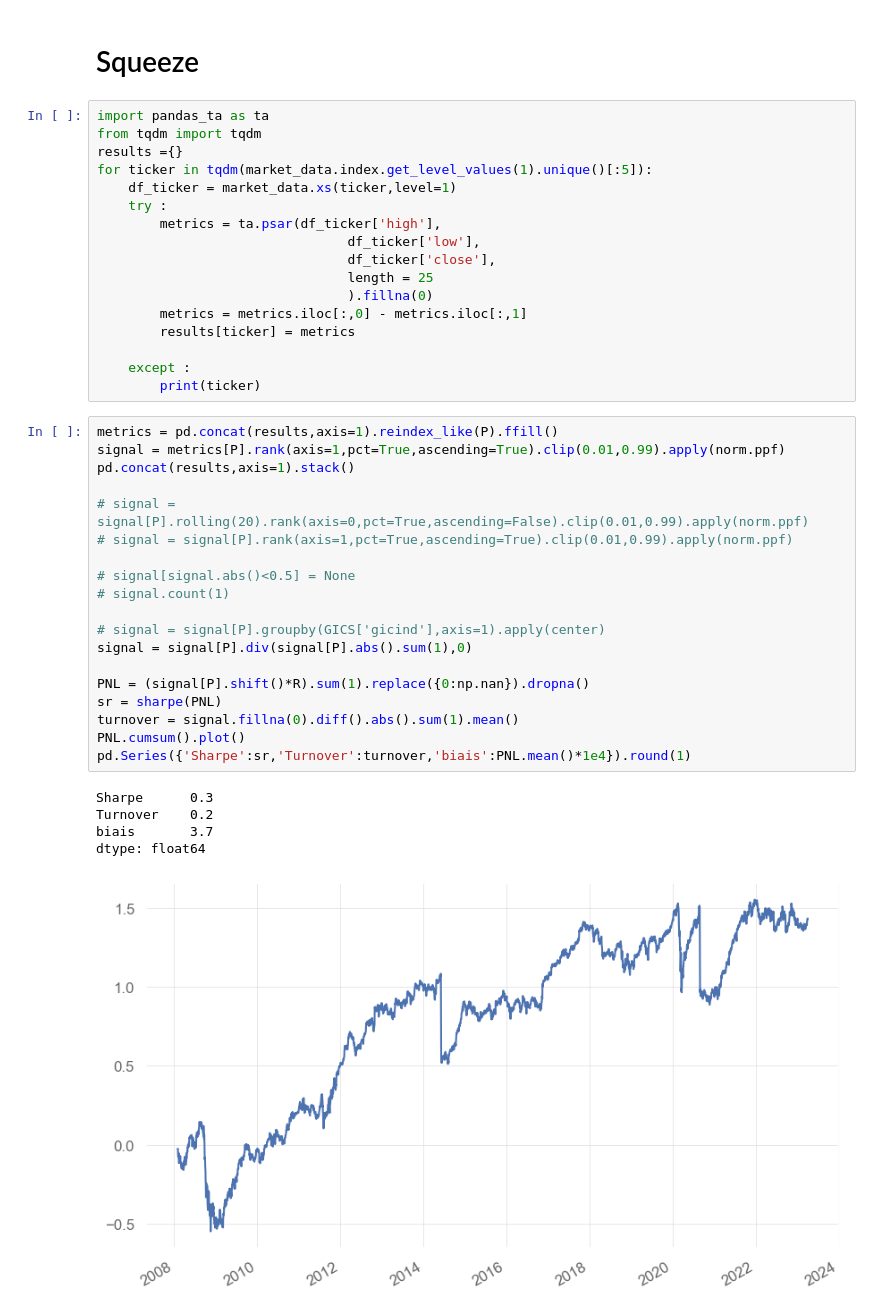
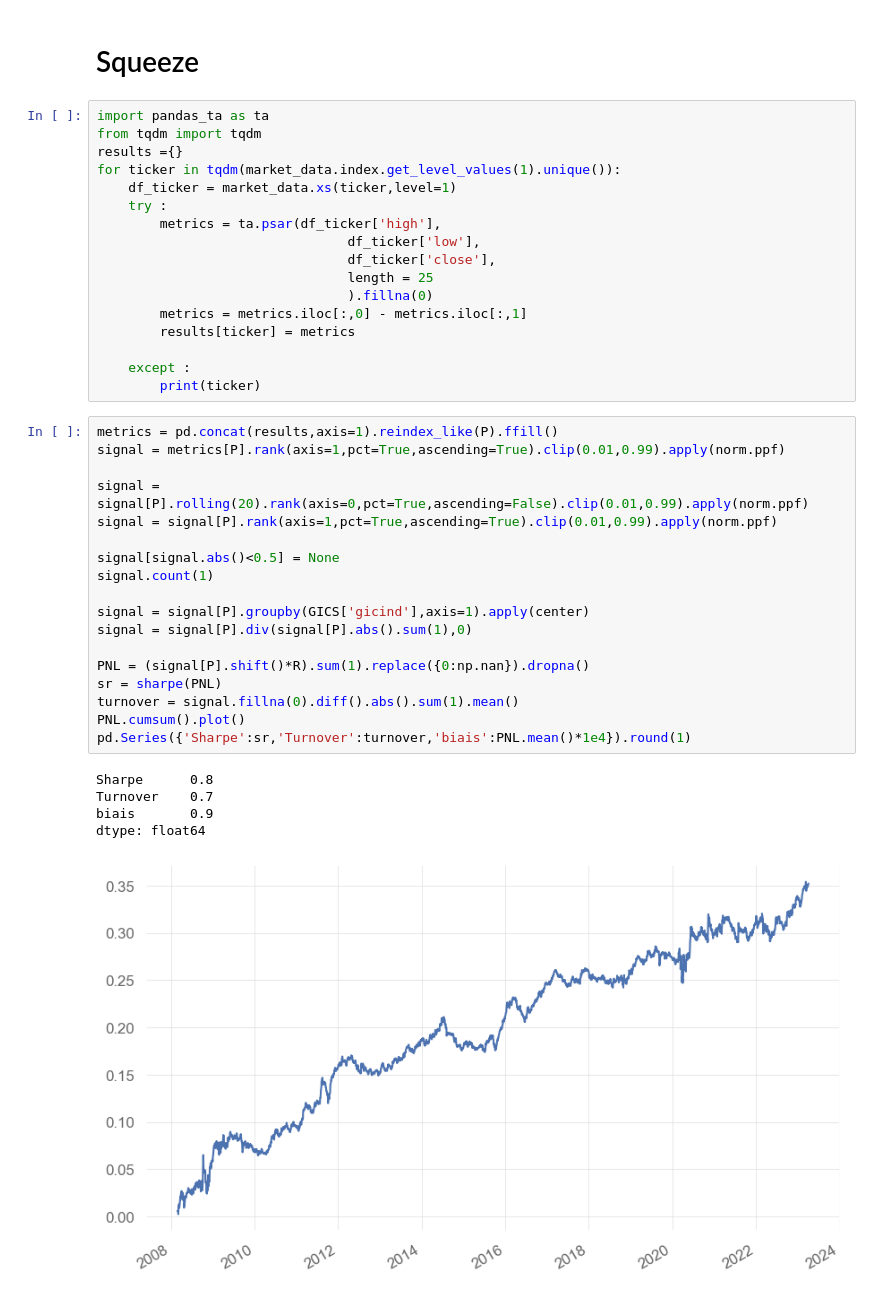
Before and after one commit to nabz78350/backtesting, a Jupyter notebook: alpha_finals.ipynb, the cells around one changed output. Cells and saved outputs as stored; diff of their text form.

```diff
--- a/alpha_finals.ipynb
+++ b/alpha_finals.ipynb
@@ -182,7 +182,7 @@ dtype: float64
 import pandas_ta as ta
 from tqdm import tqdm
 results ={}
-for ticker in tqdm(market_data.index.get_level_values(1).unique()[:5]):
+for ticker in tqdm(market_data.index.get_level_values(1).unique()):
     df_ticker = market_data.xs(ticker,level=1)
     try :
         metrics = ta.psar(df_ticker['high'],
@@ -198,25 +198,24 @@ for ticker in tqdm(market_data.index.get_level_values(1).unique()[:5]):
 # %%
 metrics = pd.concat(results,axis=1).reindex_like(P).ffill()
 signal = metrics[P].rank(axis=1,pct=True,ascending=True).clip(0.01,0.99).apply(norm.ppf)
-pd.concat(results,axis=1).stack()
 
-# signal = signal[P].rolling(20).rank(axis=0,pct=True,ascending=False).clip(0.01,0.99).apply(norm.ppf)
-# signal = signal[P].rank(axis=1,pct=True,ascending=True).clip(0.01,0.99).apply(norm.ppf)
+signal = signal[P].rolling(20).rank(axis=0,pct=True,ascending=False).clip(0.01,0.99).apply(norm.ppf)
+signal = signal[P].rank(axis=1,pct=True,ascending=True).clip(0.01,0.99).apply(norm.ppf)
 
-# signal[signal.abs()<0.5] = None
-# signal.count(1)
+signal[signal.abs()<0.5] = None
+signal.count(1)
 
-# signal = signal[P].groupby(GICS['gicind'],axis=1).apply(center)
+signal = signal[P].groupby(GICS['gicind'],axis=1).apply(center)
 signal = signal[P].div(signal[P].abs().sum(1),0)
 
 PNL = (signal[P].shift()*R).sum(1).replace({0:np.nan}).dropna()
 sr = sharpe(PNL)
 turnover = signal.fillna(0).diff().abs().sum(1).mean()
 PNL.cumsum().plot()
 pd.Series({'Sharpe':sr,'Turnover':turnover,'biais':PNL.mean()*1e4}).round(1)
 # %% [output]
-Sharpe      0.3
-Turnover    0.2
-biais       3.7
+Sharpe      0.8
+Turnover    0.7
+biais       0.9
 dtype: float64
-[figure, old version]
+[figure, new version]
```
Also changed, not shown: parts of 2 cells of this notebook, 2 other files.
